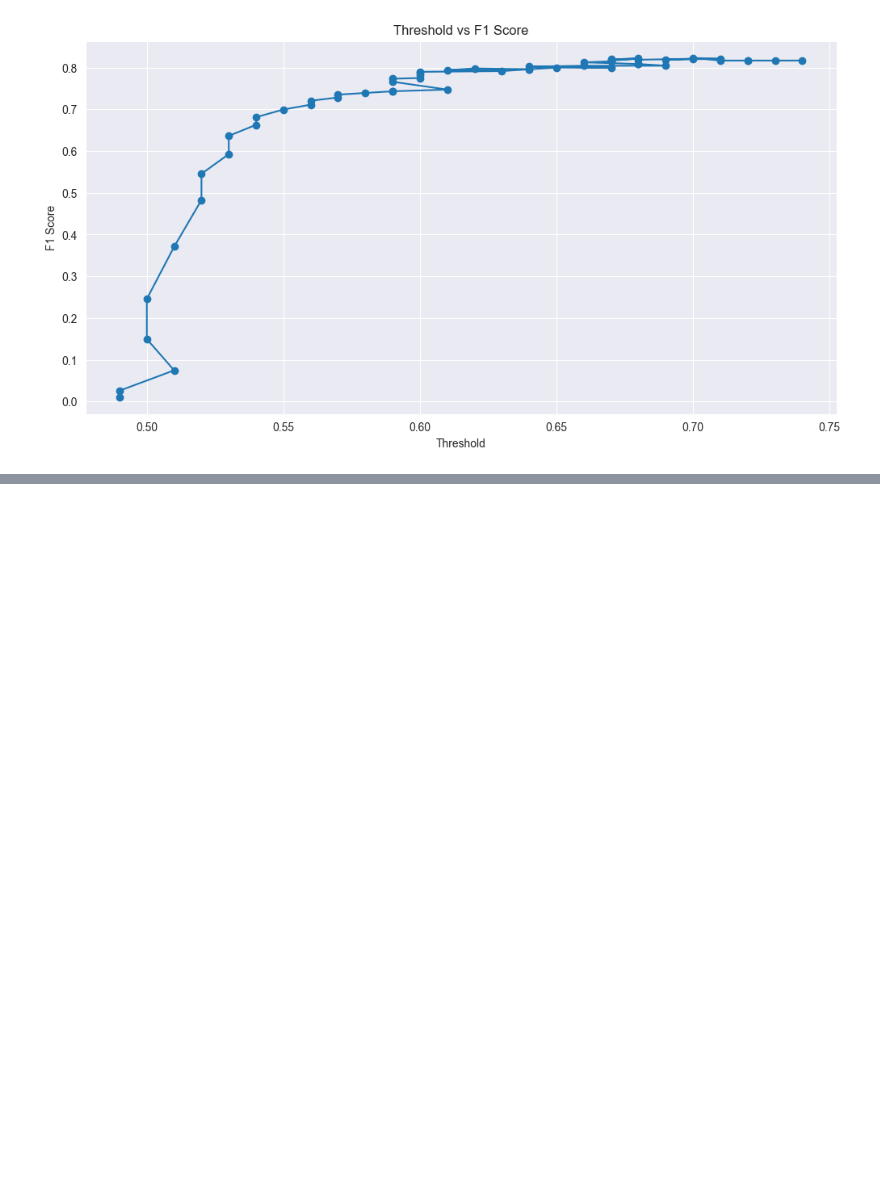
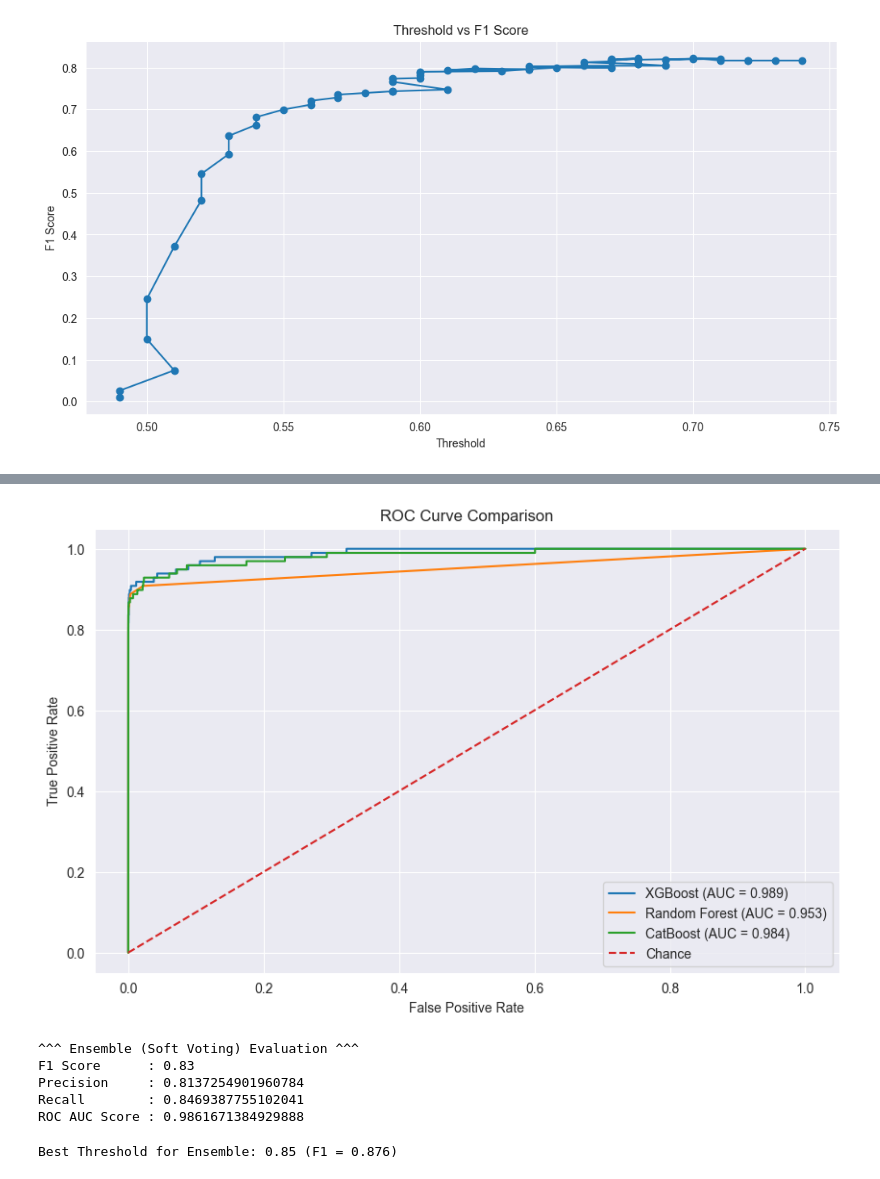
Before and after one commit to severussnape19/credit-card-fraud-detection, a Jupyter notebook: project.ipynb, the cells around one changed output, grey strips where cells are left out. Saved outputs shown, nothing was run; the diff lists cells and outputs as text; code cells hidden in the pictures; blank space fills up the shorter version.

```diff
--- a/project.ipynb
+++ b/project.ipynb
@@ -302,0 +312,13 @@ Confusion Matrix:
+# %%
+XGboost = xgb.XGBClassifier(eval_metric='logloss')
+RandomForest = RandomForestClassifier(n_estimators=10, criterion='entropy')
+Catboost = cgb.CatBoostClassifier(iterations=1000, learning_rate=0.05, )
+
+X_train = X_train.cpu().numpy()
+y_train = y_train.cpu().numpy()
+X_test = X_test.cpu().numpy()
+y_test = y_test.cpu().numpy()
+
+XGboost.fit(X_train, y_train)
+RandomForest.fit(X_train, y_train)
+Catboost.fit(X_train, y_train, verbose=0)
@@ -302,0 +382,45 @@ Confusion Matrix:
+# %%
+def plot_roc_curve(y_true, probs, label):
+    fpr, tpr, _ = roc_curve(y_true, probs)
+    plt.plot(fpr, tpr, label=f"{label} (AUC = {auc(fpr, tpr):.3f})")
+
+plt.figure(figsize=(10, 6))
+plot_roc_curve(y_test, xgb_probs, "XGBoost")
+plot_roc_curve(y_test, rf_probs, "Random Forest")
+plot_roc_curve(y_test, cat_probs, "CatBoost")
+plt.plot([0, 1], [0, 1], '--', label="Chance")
+plt.title("ROC Curve Comparison")
+plt.xlabel("False Positive Rate")
+plt.ylabel("True Positive Rate")
+plt.legend()
+plt.grid(True)
+plt.show()
+# %% [output]
+[figure, added]
+# %%
+# Enseble Method
+avg_probs = (xgb_probs + rf_probs + cat_probs) / 3
+
+ensemble_preds = (avg_probs > 0.5).astype(int)
+
+evaluate_model(y_test, ensemble_preds, avg_probs, "Ensemble (Soft Voting)")
+# %% [output]
+^^^ Ensemble (Soft Voting) Evaluation ^^^
+F1 Score      : 0.83
+Precision     : 0.8137254901960784
+Recall        : 0.8469387755102041
+ROC AUC Score : 0.9861671384929888
+# %%
+best_f1 = 0
+best_thresh = 0
+
+for t in np.linspace(0, 1, 100):
+    preds = (avg_probs > t).astype(int)
+    f1 = f1_score(y_test, preds)
+    if f1 > best_f1:
+        best_f1 = f1
+        best_thresh = t
+
+print(f"Best Threshold for Ensemble: {best_thresh:.2f} (F1 = {best_f1:.3f})")
+# %% [output]
+Best Threshold for Ensemble: 0.85 (F1 = 0.876)
```
Also changed, not shown: parts of 10 cells of this notebook.
